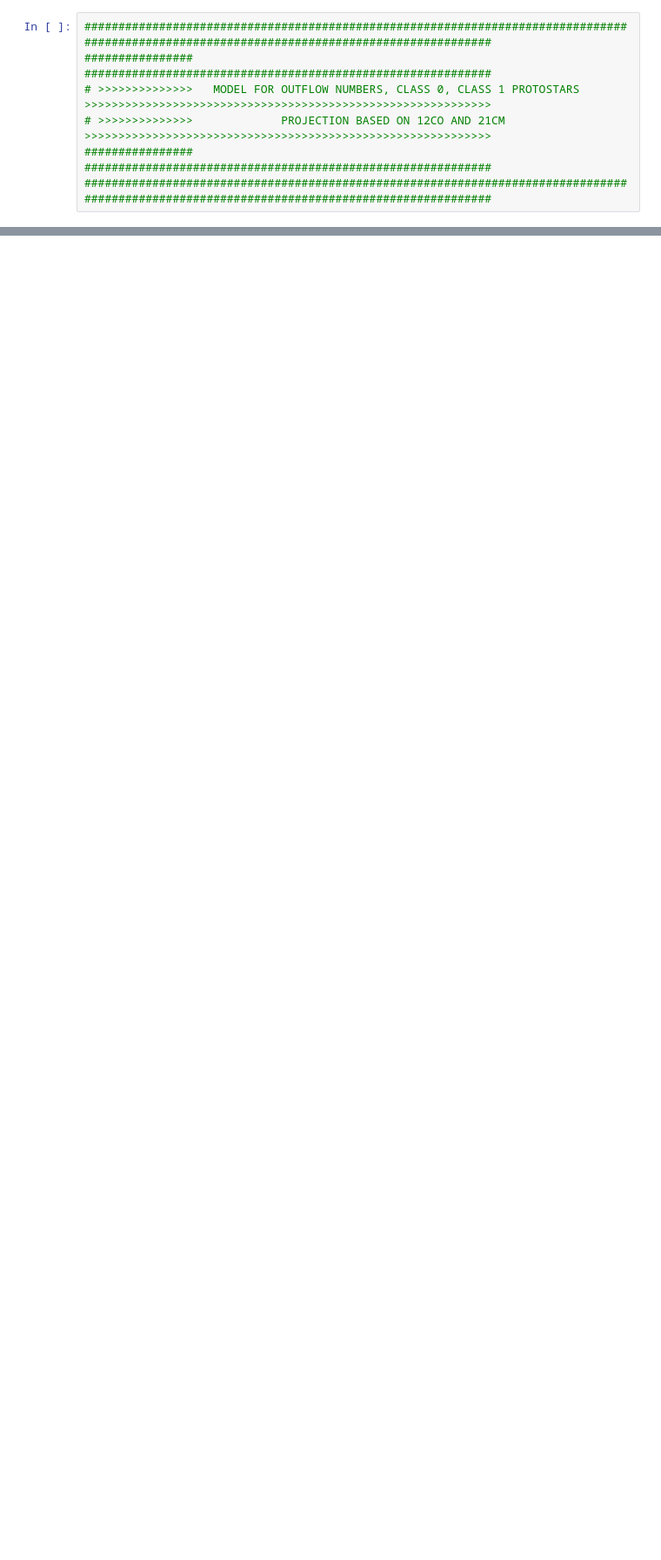
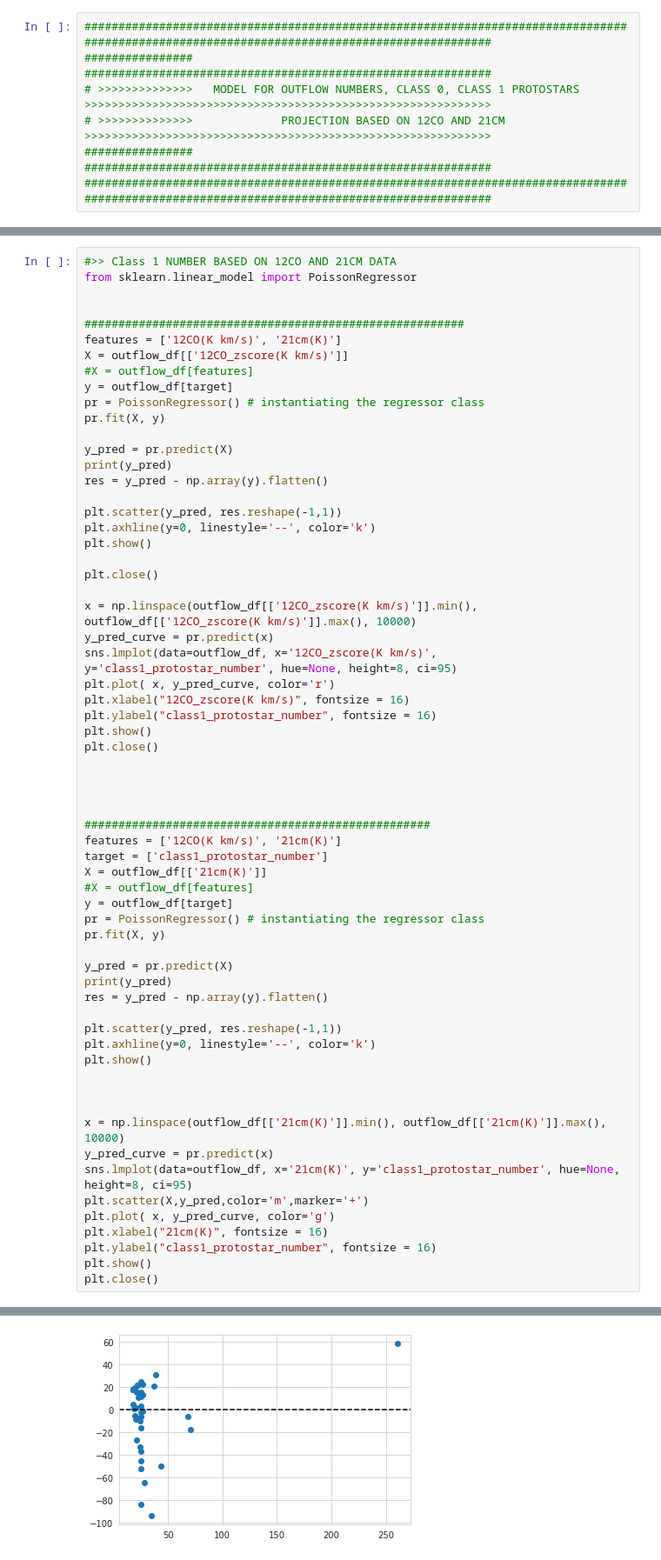
Before and after one commit to sdeb-alpinisteF/Large-sample-outflows-in-CygX-and-ML-methods, a Jupyter notebook: notebooks/03_ML_models.ipynb, the cells around one changed output, grey strips where cells are left out. Shown at 87% size. Saved outputs shown, nothing was run; the diff lists cells and outputs as text; blank space fills up the shorter version.

```diff
--- a/notebooks/03_ML_models.ipynb
+++ b/notebooks/03_ML_models.ipynb
@@ -535,0 +672,64 @@ plt.show()
+# %%
+#>> Class 1 NUMBER BASED ON 12CO AND 21CM DATA
+from sklearn.linear_model import PoissonRegressor
+
+
+########################################################
+features = ['12CO(K km/s)',	'21cm(K)']
+X = outflow_df[['12CO_zscore(K km/s)']]
+#X = outflow_df[features]
+y = outflow_df[target]
+pr = PoissonRegressor() # instantiating the regressor class
+pr.fit(X, y)
+
+y_pred = pr.predict(X)
+print(y_pred)
+res = y_pred - np.array(y).flatten()
+
+plt.scatter(y_pred, res.reshape(-1,1))
+plt.axhline(y=0, linestyle='--', color='k')
+plt.show()
+
+plt.close()
+
+x = np.linspace(outflow_df[['12CO_zscore(K km/s)']].min(), outflow_df[['12CO_zscore(K km/s)']].max(), 10000)
+y_pred_curve = pr.predict(x)
+sns.lmplot(data=outflow_df, x='12CO_zscore(K km/s)', y='class1_protostar_number', hue=None, height=8, ci=95)
+plt.plot( x, y_pred_curve, color='r')
+plt.xlabel("12CO_zscore(K km/s)", fontsize = 16)
+plt.ylabel("class1_protostar_number", fontsize = 16)
+plt.show()
+plt.close()
+
+
+
+
+###################################################
+features = ['12CO(K km/s)',	'21cm(K)']
+target = ['class1_protostar_number']
+X = outflow_df[['21cm(K)']]
+#X = outflow_df[features]
+y = outflow_df[target]
+pr = PoissonRegressor() # instantiating the regressor class
+pr.fit(X, y)
+
+y_pred = pr.predict(X)
+print(y_pred)
+res = y_pred - np.array(y).flatten()
+
+plt.scatter(y_pred, res.reshape(-1,1))
+plt.axhline(y=0, linestyle='--', color='k')
+plt.show()
+
+
+
+x = np.linspace(outflow_df[['21cm(K)']].min(), outflow_df[['21cm(K)']].max(), 10000)
+y_pred_curve = pr.predict(x)
+sns.lmplot(data=outflow_df, x='21cm(K)', y='class1_protostar_number', hue=None, height=8, ci=95)
+plt.scatter(X,y_pred,color='m',marker='+')
+plt.plot( x, y_pred_curve, color='g')
+plt.xlabel("21cm(K)", fontsize = 16)
+plt.ylabel("class1_protostar_number", fontsize = 16)
+plt.show()
+plt.close()
+# %% [output]
@@ -535,0 +746 @@ plt.show()
+[figure, added]
```
Also changed, not shown: parts of 7 cells of this notebook.
